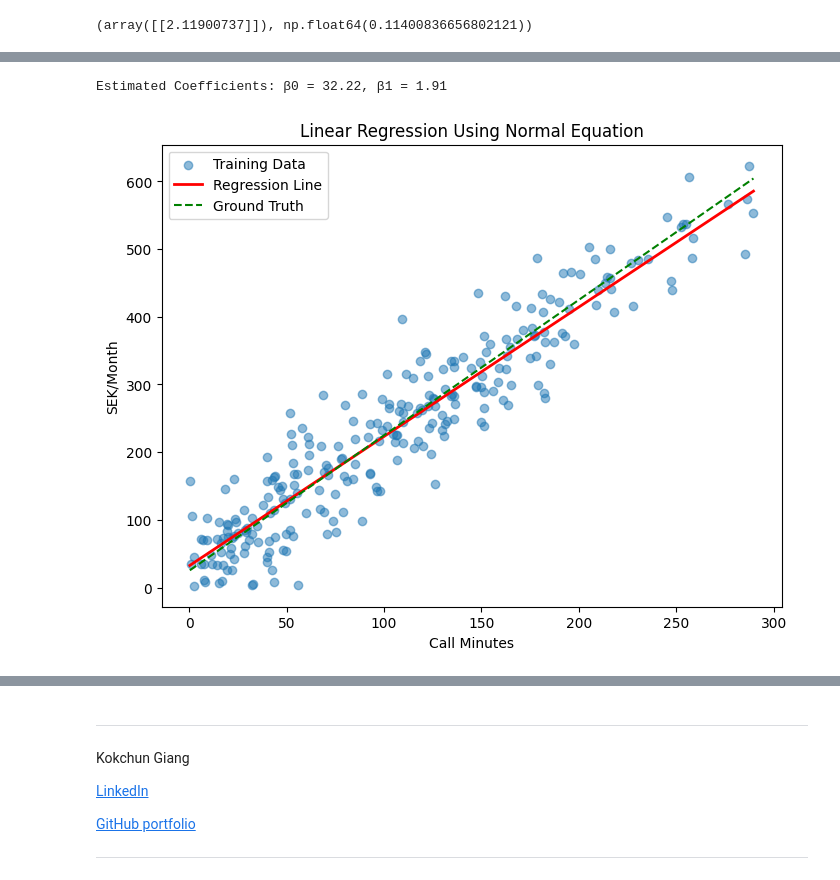
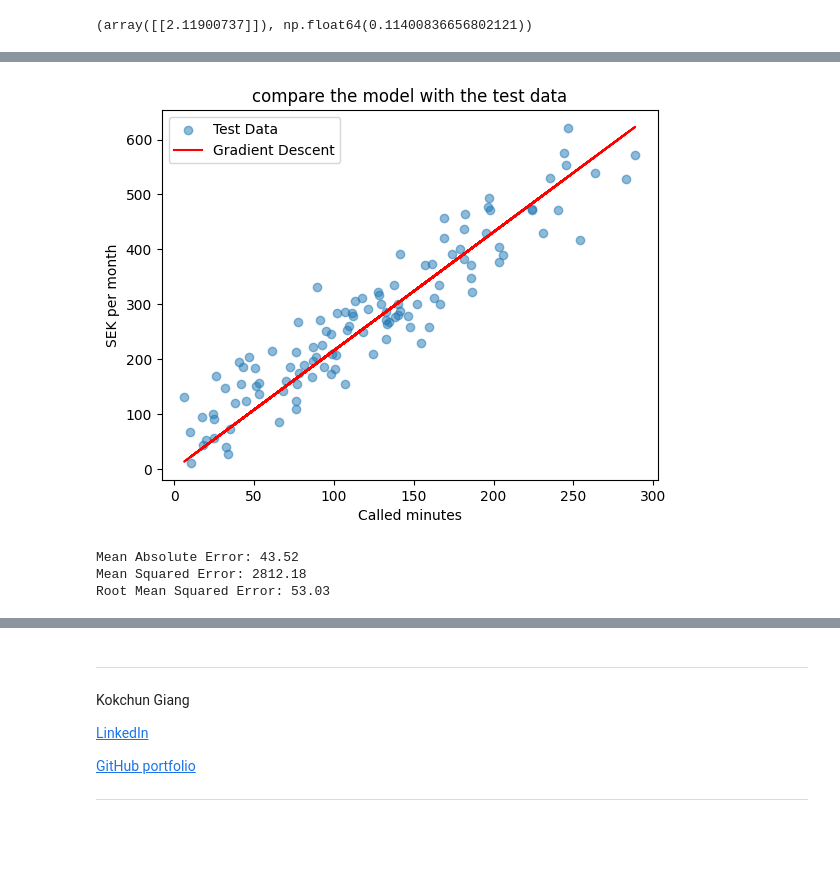
Before and after one commit to PaerBrady/Machine-learning-AI24, a Jupyter notebook: Exercises/E00_linear_regression.ipynb, the cells around one changed output, grey strips where cells are left out. Drawn from its saved outputs; the diff is of its cells as text; code cells hidden in the pictures; blank space fills up the shorter version.

```diff
--- a/Exercises/E00_linear_regression.ipynb
+++ b/Exercises/E00_linear_regression.ipynb
@@ -493,35 +476,3 @@ def normal_equation(X_train, y_train):
-# %%
-# Compute beta coefficients
-beta_hat = normal_equation(X_train, y_train)
-
-# Extract intercept (β0) and slope (β1)
-beta_0, beta_1 = beta_hat
-print(f"Estimated Coefficients: β0 = {beta_0:.2f}, β1 = {beta_1:.2f}")
-# %% [output]
-Estimated Coefficients: β0 = 32.22, β1 = 1.91
-# %%
-# Generate predictions using trained model
-X_train_sorted = np.sort(X_train.to_numpy(), axis=0)  # Sort for plotting
-y_pred = beta_0 + beta_1 * X_train_sorted  # Compute predicted y values
-
-# Plot training data
-plt.figure(figsize=(8, 6))
-plt.scatter(X_train, y_train, label="Training Data", alpha=0.5)
-
-# Plot regression line
-plt.plot(X_train_sorted, y_pred, color='red', label="Regression Line", linewidth=2)
-
-# Plot ground truth line (y = 2x + 25)
-plt.plot(X_train_sorted, 2 * X_train_sorted + 25, linestyle="dashed", color="green", label="Ground Truth")
-
-# Labels and title
-plt.xlabel("Call Minutes")
-plt.ylabel("SEK/Month")
-plt.title("Linear Regression Using Normal Equation")
-plt.legend()
-plt.show()
-# %% [output]
-[figure, removed]
 # %% [markdown]
 ## 3. Prediction and evaluation (*)
 
@@ -562,3 +513,41 @@ Root mean squared error on testing data: 48.72 kr
 </details>
 
 ---
+# %%
+# predicting the linear regression model on testing data
+X = np.array(X_test)
+y = np.array(y_test)
+
+def predict(X, slope, intercept): # Predict the model
+    return slope * X + intercept # Return the predicted values
+
+slope, intercept = gradient_slope(X, y)
+y_pred = predict(X, slope, intercept)
+
+plt.scatter(X, y, alpha=0.5, label="Test Data")
+plt.plot(X, y_pred, color="red", label="Gradient Descent")
+plt.xlabel("Called minutes")
+plt.ylabel("SEK per month")
+plt.title("compare the model with the test data")
+plt.legend()
+plt.show()
+
+# Calculate the MAE
+def mean_absolute_error(y_true, y_pred):
+    return np.mean(np.abs(y_true - y_pred)) # Return the mean absolute error
+print(f"Mean Absolute Error: {mean_absolute_error(y, y_pred):.2f}")
+
+# Calculate the MSE
+def mean_squared_error(y_true, y_pred):
+    return np.mean((y_true - y_pred) ** 2) # Return the mean squared error
+print(f"Mean Squared Error: {mean_squared_error(y, y_pred):.2f}")
+
+# Calculate the RMSE
+def root_mean_squared_error(y_true, y_pred):
+    return np.sqrt(np.mean((y_true - y_pred) ** 2)) # Return the root mean squared error
+print(f"Root Mean Squared Error: {root_mean_squared_error(y, y_pred):.2f}")
+# %% [output]
+[figure, added]
+Mean Absolute Error: 43.52
+Mean Squared Error: 2812.18
+Root Mean Squared Error: 53.03
```
Also changed, not shown: parts of 5 cells of this notebook, 1 other file.
